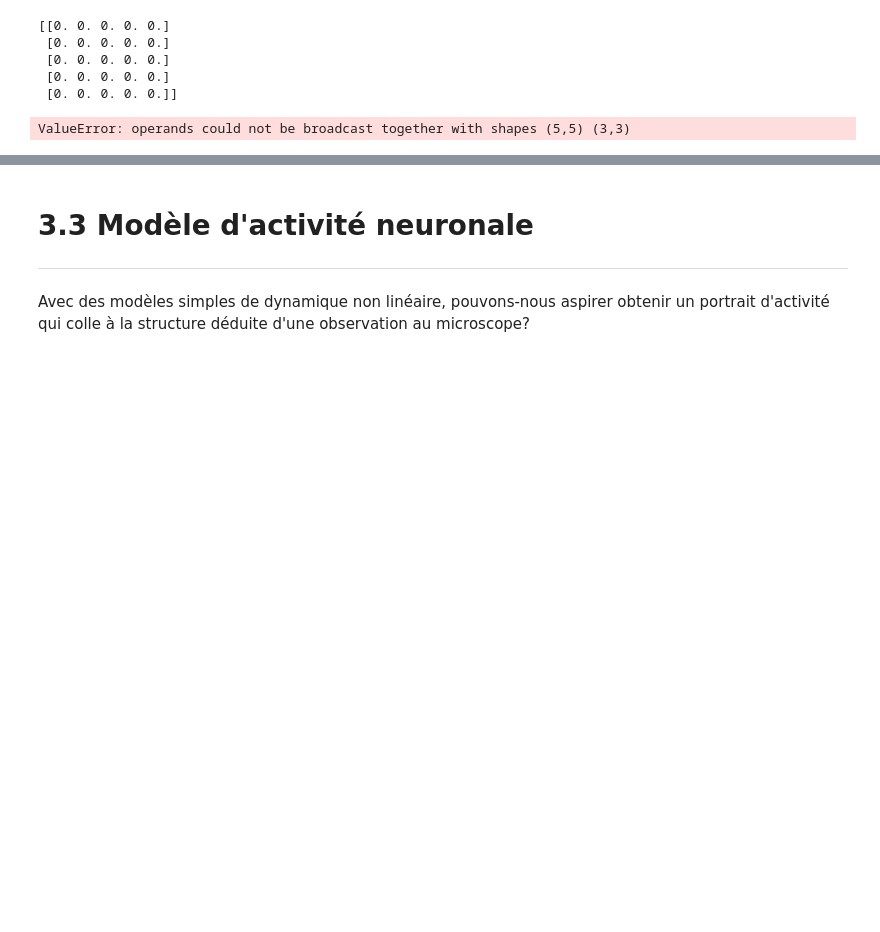
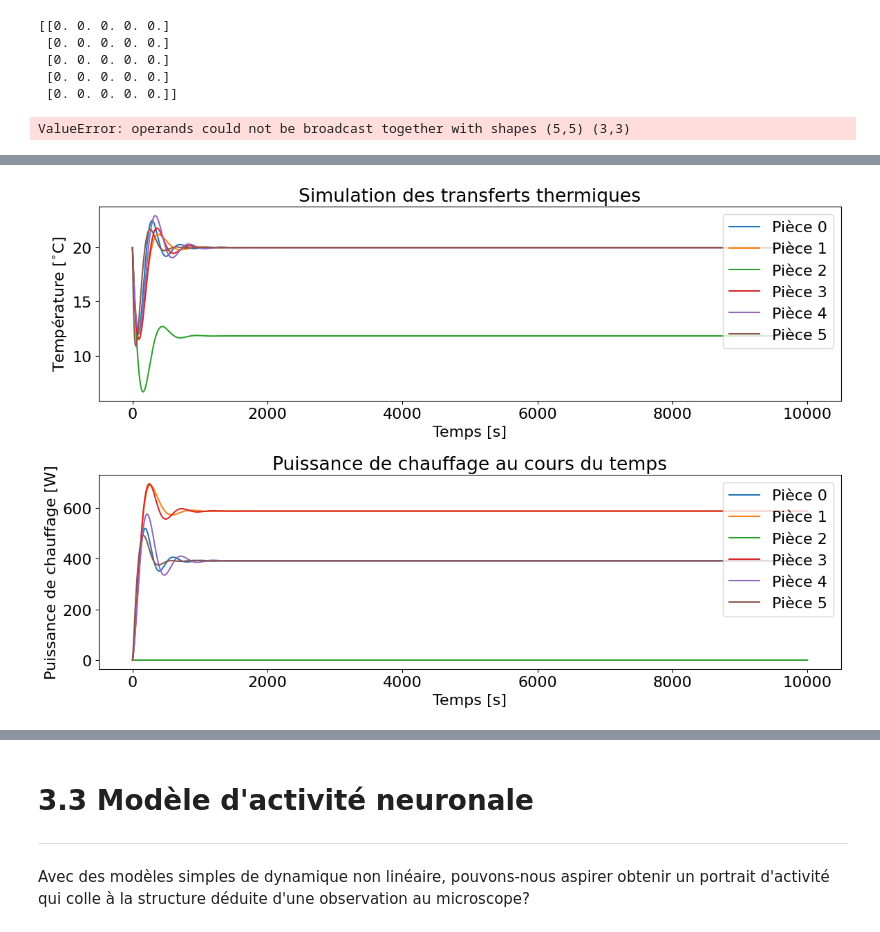
Before and after one commit to arlegare/progfest25, a Jupyter notebook: Notebook_Presentation.ipynb, the cells around one changed output, grey strips where cells are left out. Saved outputs shown, nothing was run; the diff lists cells and outputs as text; code cells hidden in the pictures; blank space fills up the shorter version.

Commit message:
bog : radiateur ne repart plus après le moment off

```diff
--- a/Notebook_Presentation.ipynb
+++ b/Notebook_Presentation.ipynb
@@ -228,0 +232,13 @@ ValueError: operands could not be broadcast together with shapes (5,5) (3,3)
+# %%
+"""
+1) Calculons la matrice de conductance (dite d'«adjacence»).
+2) De même pour le vecteur de conductance avec l'extérieur.
+"""
+
+K = np.multiply(A,conductivites)/d
+K_ext = A_ext*kappa_ext/d_ext
+
+print("Matrice d'adjacence K :")
+print(K)
+print("vecteur de conductances vers l'extérieur :")
+print(K_ext)
@@ -294,0 +278,6 @@ plt.show()
+# %%
+rho_air = 1.2 # [Kg/m^3]
+masse_molaire_air = 29e-3 # [Kg/mol]
+densite_molaire = rho_air / masse_molaire_air
+C = densite_molaire*np.diag(volumes_pieces)  # Matrice des "inerties thermiques" (chaleurs spécifiques par nombre de moles).
+print(C)
@@ -295,3 +300,75 @@ plt.show()
+# %%
+
+
+# Temps d'intégration.
+t_f = 10000 # [s]
+t = np.linspace(0, t_f, t_f)
+dt = t[1] - t[0] # Pas de temps
+
+temps_chauffage_fin_de_journée = int(0.5*t_f) # En pourcentage du temps de simulation.
+T_0 = 20.0*np.ones(6) # Températures initiales (CI).
+T_off = 0 # Température jugée comme étant "off"
+piece_off = 3 # Salon
+T_ext = -15.0 # Fait frette!
+
+T_cible_base = T_0.copy()
+T_cible_base[2] = T_off # On mete à "off" le radiateur de la chambre 3
+
+def T_cible_fonction(t):
+    global T_cible_base, temps_chauffage_fin_de_journée, T_0
+    T_cible_variable = T_cible_base.copy()
+
+    if t > temps_chauffage_fin_de_journée:
+        T_cible_variable[2] = T_0[2]  # (Re)chauffage pour la pièce 3.
+
+    return T_cible_variable
+
+
+# Définissons les gains du contrôleur PID
+K_p = 10  # Gain proportionnel (puissance de la commande)
+K_i = 0.1    # Gain intégral (corrige l'erreur d'un régime permanent indésirable)
+K_d = 1   # Gain dérivé (inertie dans la commande)
+
+# Initialisons les termes d'intégral et de dérivé
+integral = np.zeros(L.shape[0])
+previous_error = np.zeros(L.shape[0])
+
+# Intégration de la dynamique avec le contrôleur PID.
+pid = PIDController(T_cible_base, K_p, K_i, K_d)
+# Appel de la méthode "calcul_puissance" en tant que fonction pour le calcul de puissance.
+#T, P = simule_modele_thermique(C, L, K_ext, T_ext_fonction, lambda t, T: pid.calcul_puissance(T, dt), T_0, t)
+
+
+def P_fonction(t, T):
+    T_cible = T_cible_fonction(t)
+    pid.update_T_target(T_cible)
+    return pid.calcul_puissance(T, dt)
+
+T, P = simule_modele_thermique(C, L, K_ext, T_ext_fonction, P_fonction, T_0, t)
+
+
+# Affichage des résultats.
+legends = [ f"Pièce {i}" for i in range(L.shape[0])]
+
+plt.figure(figsize=(12, 8))
+plt.subplot(2, 1, 1)
+plt.plot(t, T)
+plt.xlabel("Temps [s]")
+plt.ylabel(r"Température [$^{\circ}$C]")
+plt.legend(legends, loc="upper right")
+plt.title("Simulation des transferts thermiques")
+
+plt.subplot(2, 1, 2)
+plt.plot(t, P)
+plt.xlabel("Temps [s]")
+plt.ylabel("Puissance de chauffage [W]")
+plt.legend(legends, loc="upper right")
+plt.title("Puissance de chauffage au cours du temps")
+
+plt.tight_layout()
+plt.show()
+# %% [output]
+[figure, added]
 # %%
 # Calculer l'énergie totale de chauffage pour chaque pièce
 E = np.trapz(P, t, axis=0)
```
Also changed, not shown: parts of 14 cells of this notebook, 3 other files.
